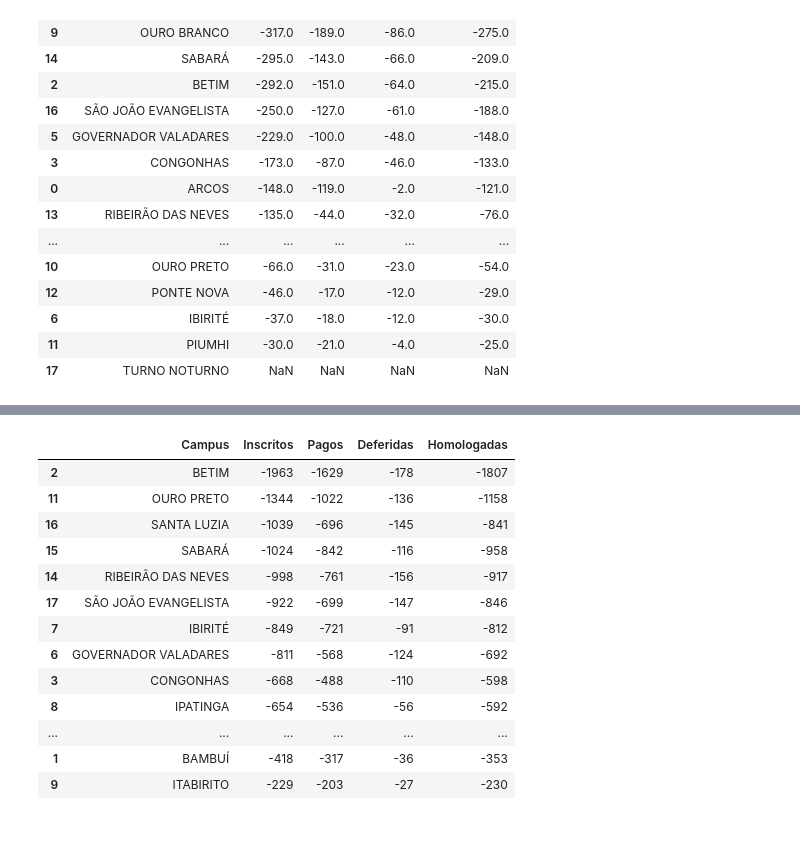
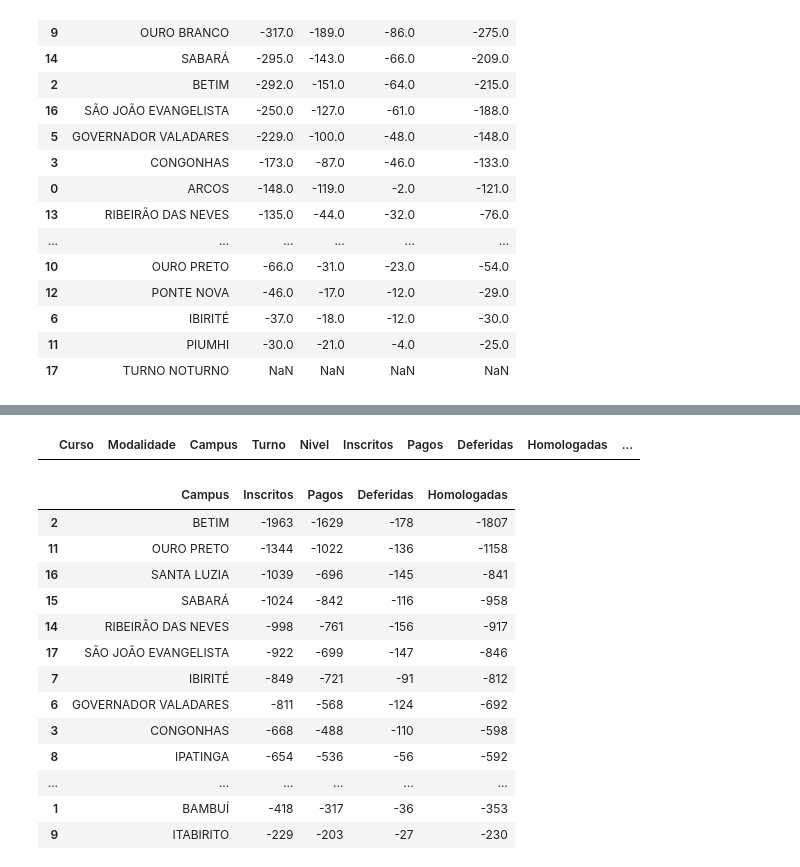
Before and after one commit to lucianovilasboas/vestibular2025, a Jupyter notebook: testes.ipynb, the cells around one changed output, grey strips where cells are left out. Saved outputs shown, nothing was run; the diff lists cells and outputs as text; code cells hidden in the pictures; blank space fills up the shorter version.

```diff
--- a/testes.ipynb
+++ b/testes.ipynb
@@ -277,7 +277,7 @@ dfGra.head()
 | 3 | ADMINISTRAÇÃO | Superior | RIBEIRÃO DAS NEVES | Turno Manhã | Nível Médio | 72 | 22 | 15 | 37 | ... |
 | 4 | ADMINISTRAÇÃO | Superior | SABARÁ | Turno Noturno | Nível Médio | 88 | 27 | 21 | 48 | ... |
 # %%
-df = pd.concat([dfGra, dfMed])
+# df = pd.concat([dfGra, dfMed])
 df
 # %% [output]
 |  | Curso | Modalidade | Campus | Turno | Nivel | Inscritos | Pagos | Deferidas | Homologadas | ... |
@@ -293,6 +293,11 @@ df
 | 69 | SEGURANÇA DO TRABALHO | Curso Técnico Subsequente | OURO PRETO | Turno Noturno | Nível Médio | 194 | 70 | 23 | 93 | ... |
 | 70 | SEGURANÇA DO TRABALHO | Curso Técnico Subsequente | SANTA LUZIA | Turno Noturno | Nível Médio | 208 | 46 | 31 | 77 | ... |
 142 rows × 10 columns
+# %%
+df[df['Modalidade'] == -1] = "Curso Técnico Subsequente"
+df[df['Modalidade'] == -1]
+# %% [output]
+|  | Curso | Modalidade | Campus | Turno | Nivel | Inscritos | Pagos | Deferidas | Homologadas | ... |
 # %%
 ano1 = "2024-1"
 ano2 = "2025-1"
```
Also changed, not shown: parts of 1 cell of this notebook.
